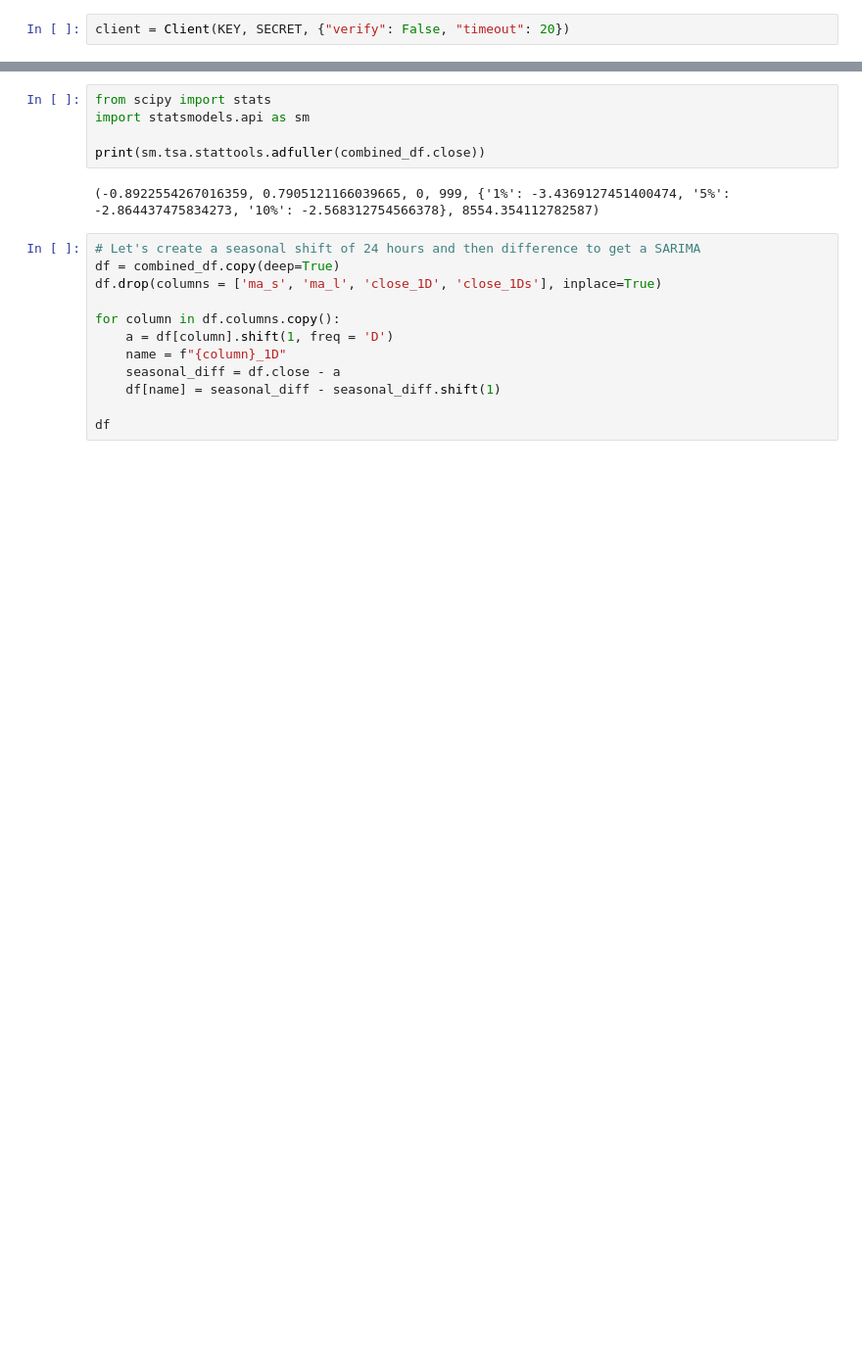
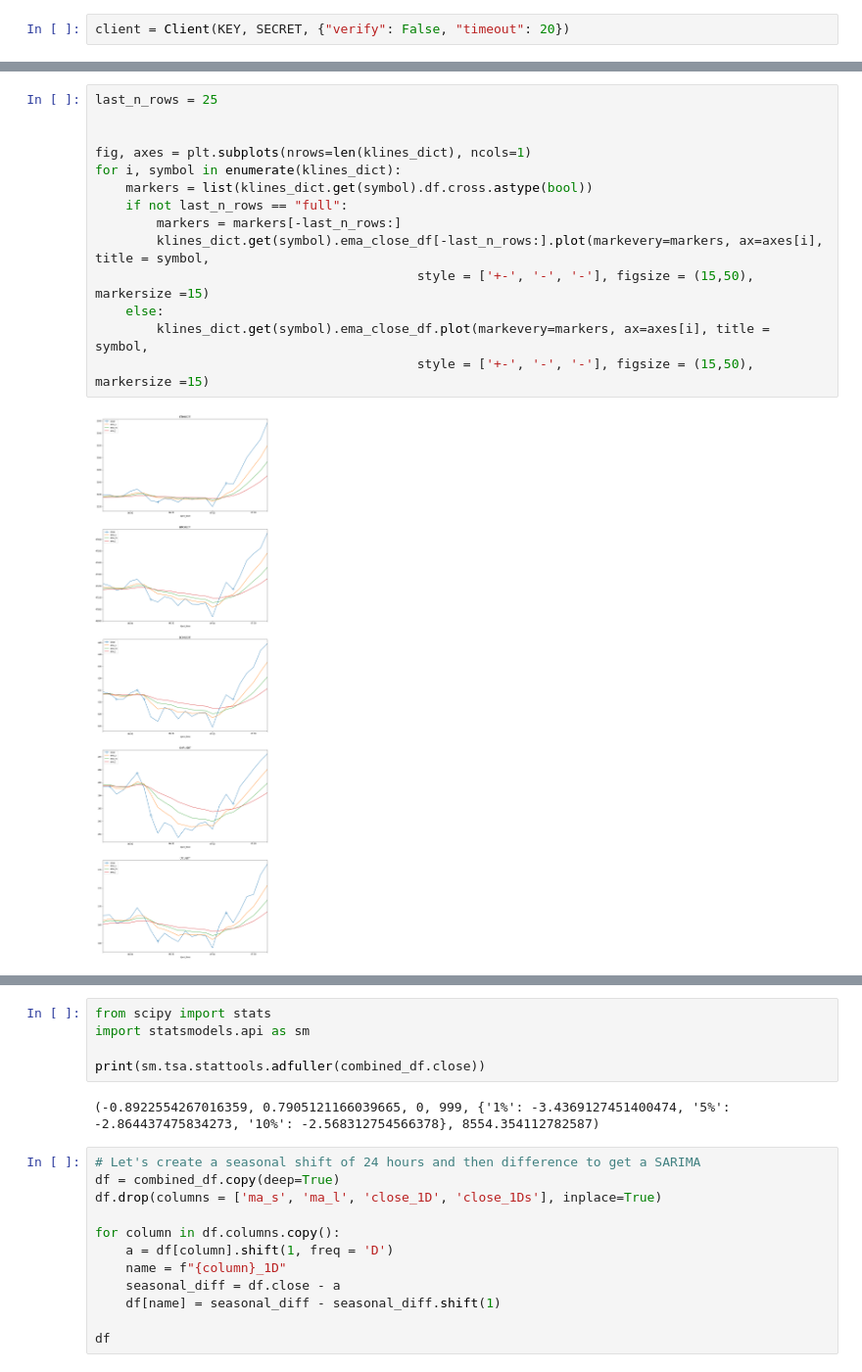
Before and after one commit to bengtlofgren/Binance, a Jupyter notebook: moving_average_analysis.ipynb, the cells around one changed output, grey strips where cells are left out. Shown at 98% size. Cells and saved outputs as stored; diff of their text form; blank space fills up the shorter version.

```diff
--- a/moving_average_analysis.ipynb
+++ b/moving_average_analysis.ipynb
@@ -143,0 +249,16 @@ for i, symbol in enumerate(klines_dict):
+# %%
+last_n_rows = 25
+
+
+fig, axes = plt.subplots(nrows=len(klines_dict), ncols=1)
+for i, symbol in enumerate(klines_dict):
+    markers = list(klines_dict.get(symbol).df.cross.astype(bool))
+    if not last_n_rows == "full":
+        markers = markers[-last_n_rows:]
+        klines_dict.get(symbol).ema_close_df[-last_n_rows:].plot(markevery=markers, ax=axes[i], title = symbol,
+                                          style = ['+-', '-', '-'], figsize = (15,50), markersize =15)
+    else:
+        klines_dict.get(symbol).ema_close_df.plot(markevery=markers, ax=axes[i], title = symbol,
+                                          style = ['+-', '-', '-'], figsize = (15,50), markersize =15)
+# %% [output]
+[figure, added]
```
Also changed, not shown: parts of 10 cells of this notebook, 6 other files.
